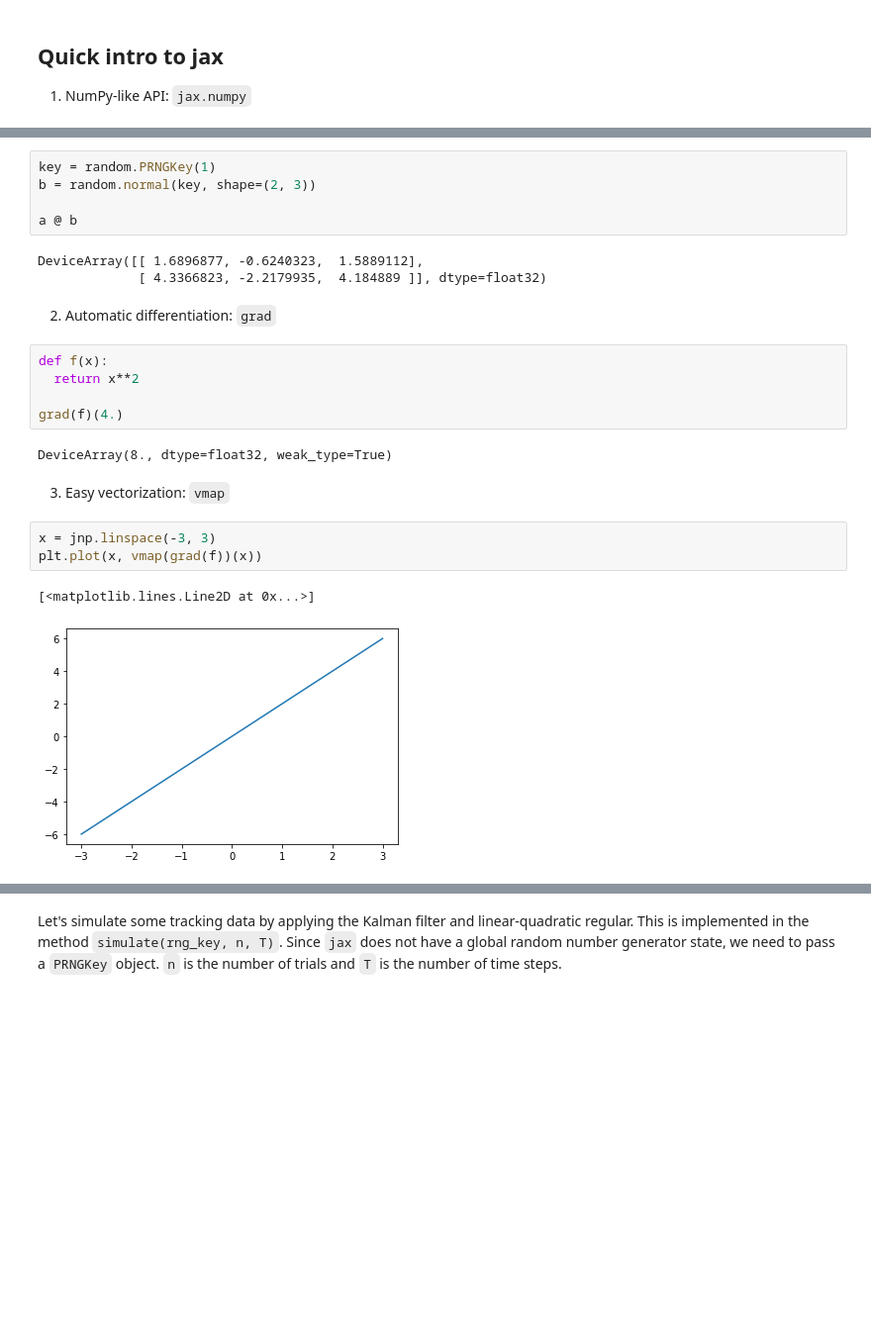
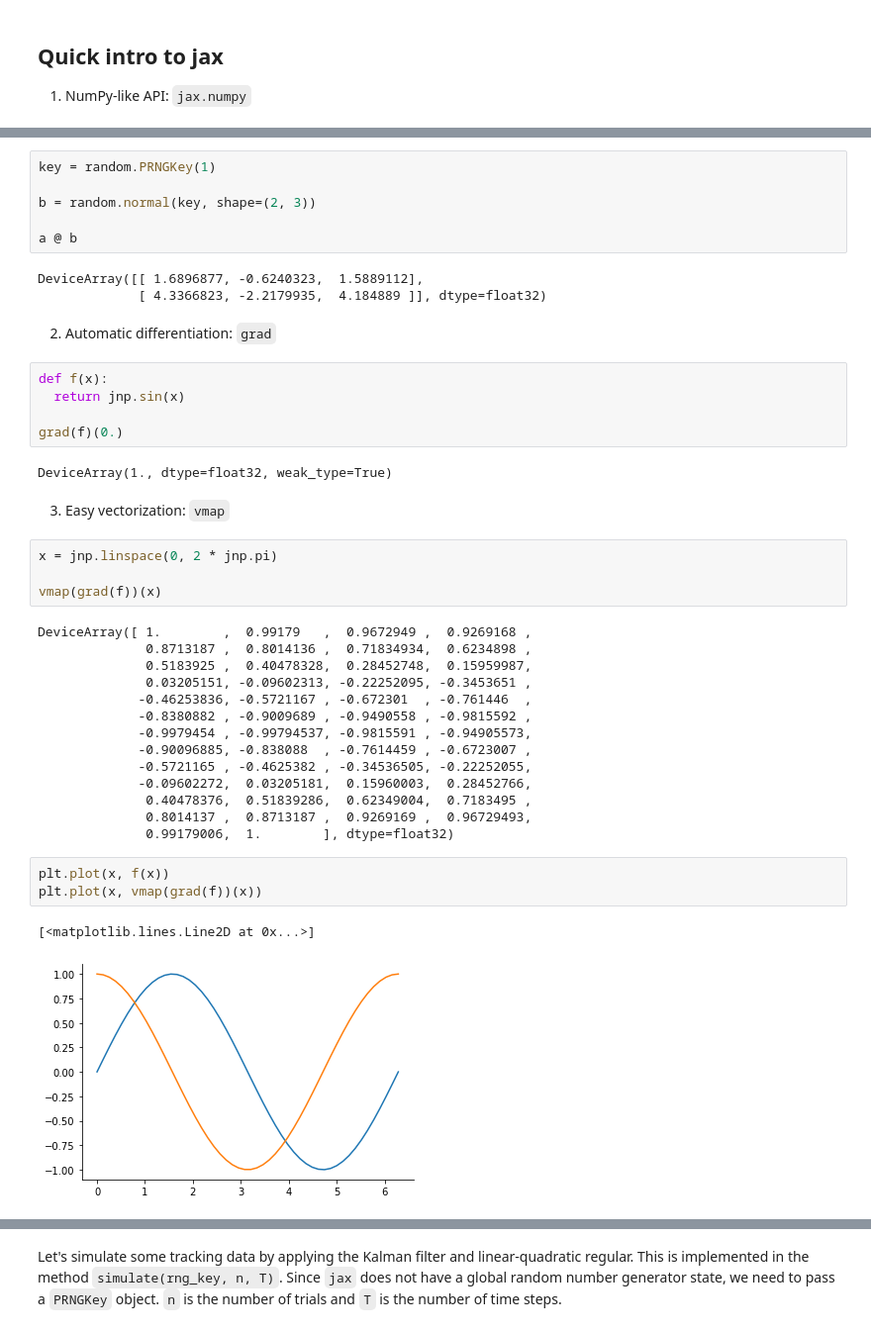
Before and after one commit to RothkopfLab/lqg, a Jupyter notebook: CCN_2022_Tutorial.ipynb, the cells around one changed output, grey strips where cells are left out. Shown at 99% size. Drawn from its saved outputs; the diff is of its cells as text; blank space fills up the shorter version.

```diff
--- a/CCN_2022_Tutorial.ipynb
+++ b/CCN_2022_Tutorial.ipynb
@@ -44,5 +49,6 @@ DeviceArray([[1., 2.],
 # %%
 key = random.PRNGKey(1)
+
 b = random.normal(key, shape=(2, 3))
 
 a @ b
@@ -53,16 +59,34 @@ DeviceArray([[ 1.6896877, -0.6240323,  1.5889112],
 2. Automatic differentiation: `grad`
 # %%
 def f(x):
-  return x**2
+  return jnp.sin(x)
 
-grad(f)(4.)
+grad(f)(0.)
 # %% [output]
-DeviceArray(8., dtype=float32, weak_type=True)
+DeviceArray(1., dtype=float32, weak_type=True)
 # %% [markdown]
 3. Easy vectorization: `vmap`
 # %%
-x = jnp.linspace(-3, 3)
-plt.plot(x, vmap(grad(f))(x))
+x = jnp.linspace(0, 2 * jnp.pi)
+
+vmap(grad(f))(x)
 # %% [output]
-[<matplotlib.lines.Line2D at 0x...>]
+DeviceArray([ 1.        ,  0.99179   ,  0.9672949 ,  0.9269168 ,
+              0.8713187 ,  0.8014136 ,  0.71834934,  0.6234898 ,
+              0.5183925 ,  0.40478328,  0.28452748,  0.15959987,
+              0.03205151, -0.09602313, -0.22252095, -0.3453651 ,
+             -0.46253836, -0.5721167 , -0.672301  , -0.761446  ,
+             -0.8380882 , -0.9009689 , -0.9490558 , -0.9815592 ,
+             -0.9979454 , -0.99794537, -0.9815591 , -0.94905573,
+             -0.90096885, -0.838088  , -0.7614459 , -0.6723007 ,
+             -0.5721165 , -0.4625382 , -0.34536505, -0.22252055,
+             -0.09602272,  0.03205181,  0.15960003,  0.28452766,
+              0.40478376,  0.51839286,  0.62349004,  0.7183495 ,
+              0.8014137 ,  0.8713187 ,  0.9269169 ,  0.96729493,
+              0.99179006,  1.        ], dtype=float32)
-[figure, removed]
+# %%
+plt.plot(x, f(x))
+plt.plot(x, vmap(grad(f))(x))
+# %% [output]
+[<matplotlib.lines.Line2D at 0x...>]
+[figure, added]
```
Also changed, not shown: parts of 29 cells of this notebook.
